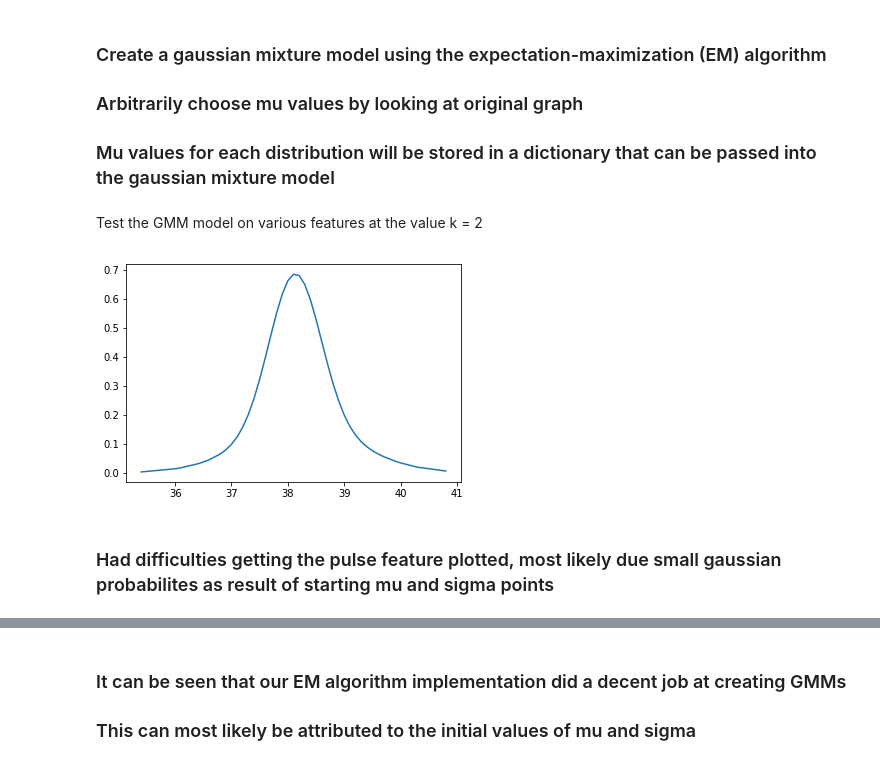
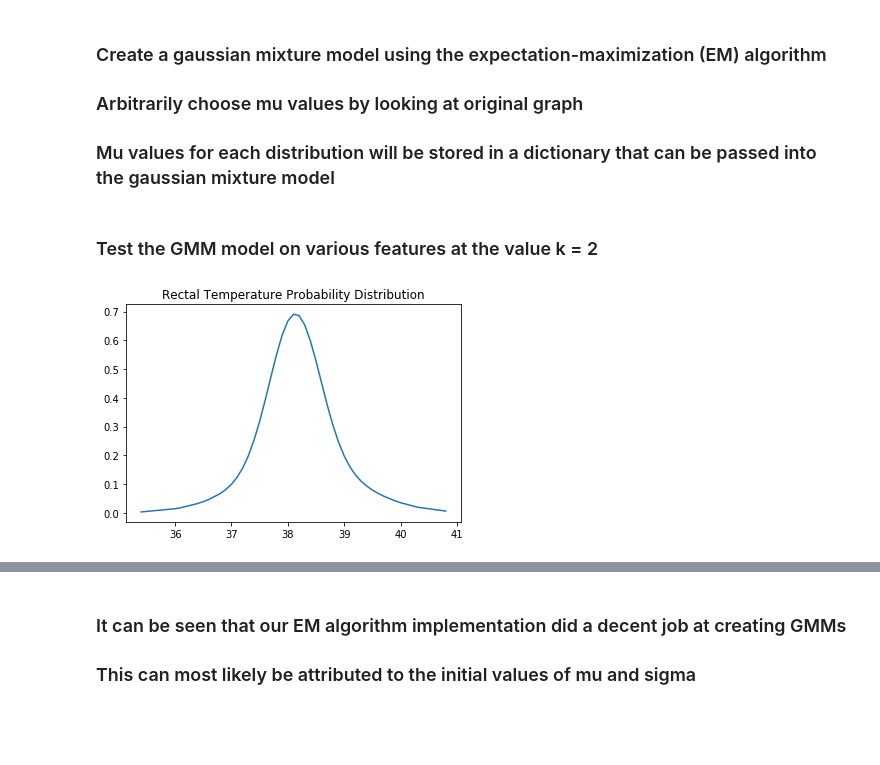
Before and after one commit to ronmoore3/eecs738projects-Machine-Learning, a Jupyter notebook: Probably_Interesting_Data/notebooks/Horse_1D_GMM.ipynb, the cells around one changed output, grey strips where cells are left out. Cells and saved outputs as stored; diff of their text form; code cells hidden in the pictures; blank space fills up the shorter version.

```diff
--- a/Probably_Interesting_Data/notebooks/Horse_1D_GMM.ipynb
+++ b/Probably_Interesting_Data/notebooks/Horse_1D_GMM.ipynb
@@ -71,7 +71,7 @@ sns.distplot(packed_cell_volume, hist=False)
 # create a simple gaussian model
 def gaussian(x, mu, sigma):
     y = np.asarray(x)
-    p = norm.pdf(x,mu,sigma)
+    p = norm.pdf(y,mu,sigma)
     return p
 # %%
 # convergence criterion test for the gaussian mixture model
@@ -113,10 +113,11 @@ def colormap(x):
     return cm
 # %%
 # create plot function for gaussian model
-def plot_gaussian(z):
+def plot_gaussian(z, title):
     z.sort()
     x, y = zip(*z)
     plt.plot(x,y)
+    plt.title(title)
 # %% [markdown]
 ### Create a gaussian mixture model using the expectation-maximization (EM) algorithm
 
@@ -124,8 +125,7 @@ def plot_gaussian(z):
 
 ### Mu values for each distribution will be stored in a dictionary that can be passed into the gaussian mixture model
 # %%
-from random import choice
-def gaussian_mixture_model(x, k, d):
+def gaussian_mixture_model(x, k, d, title):
     # initialize values of means, variances, and mixture coefficients of gaussian models
     N = len(x)
     mix = 1/k
@@ -143,7 +143,7 @@ def gaussian_mixture_model(x, k, d):
     for i in range(k):
         mu.append(d[k][i])
         mu_prev.append(100)
-        sig.append(1.0)
+        sig.append(10)
         sig_prev.append(100)
         pi_k.append(mix)
         lat.append([0] * N)
@@ -207,18 +207,17 @@ def gaussian_mixture_model(x, k, d):
     z = list(zip(x,y))
 
     # plot function
-    plot_gaussian(z)
+    plot_gaussian(z, title)
 
     return
 # %% [markdown]
-Test the GMM model on various features at the value k = 2
+### Test the GMM model on various features at the value k = 2
 # %%
+#rectal temperature feature
 d1 = {2:[38.0,39.5]}
-y1 = gaussian_mixture_model(rectal_temp, 2, d1)
+y1 = gaussian_mixture_model(rectal_temp, 2, d1, "Rectal Temperature Probability Distribution")
 # %% [output]
-[figure, old version]
+[figure, new version]
-# %% [markdown]
-### Had difficulties getting the pulse feature plotted, most likely due small gaussian probabilites as result of starting mu and sigma points
 # %%
 # pulse feature
 d2 = {2:[50.0, 85.0]}
```
Also changed, not shown: parts of 3 cells of this notebook.
